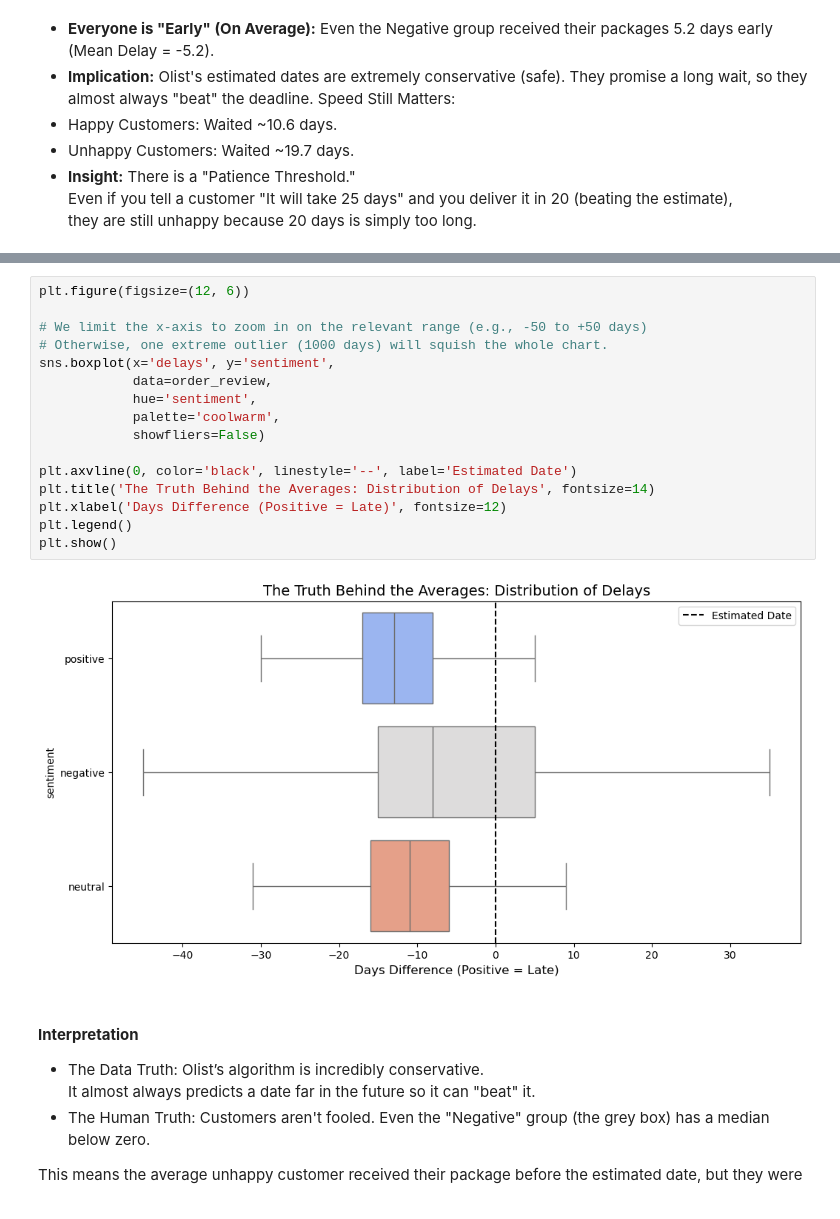
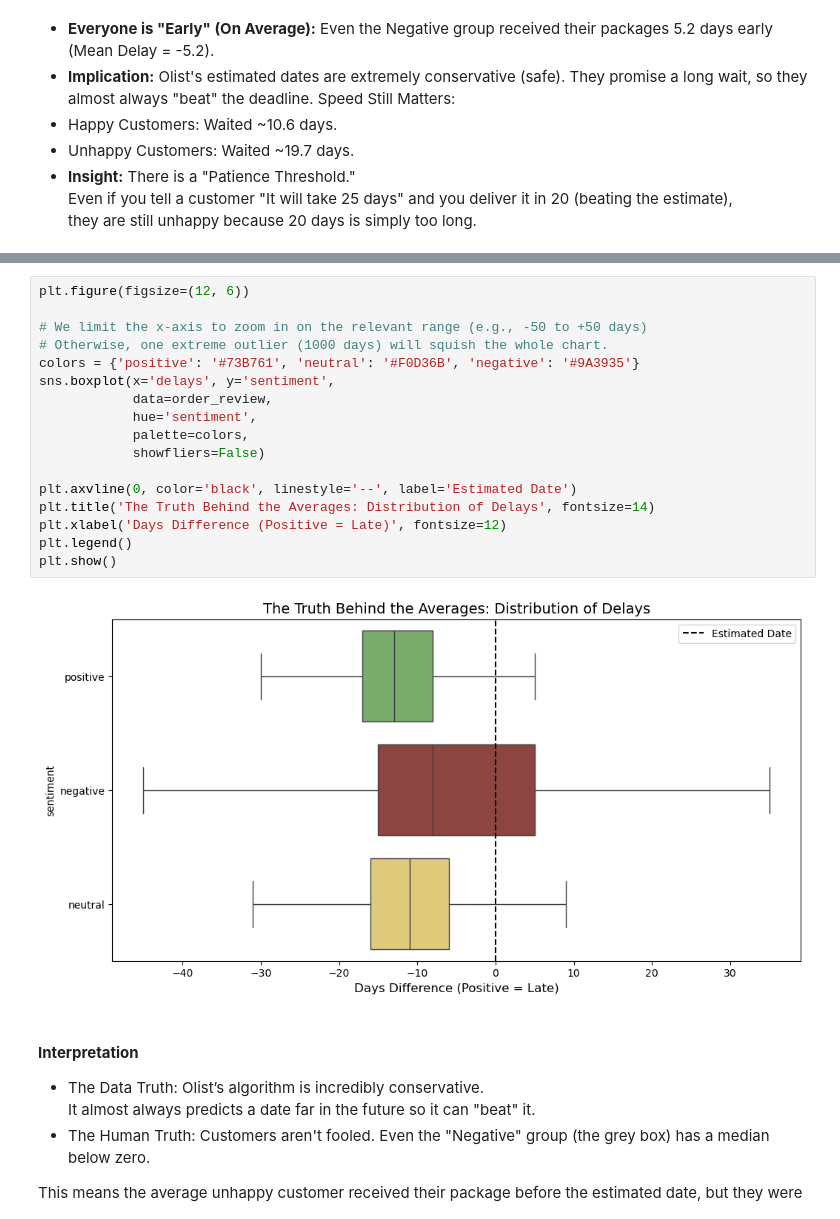
Before and after one commit to annalwiz/Case_studies, a Jupyter notebook: Olist_retailer/Source/Olist.ipynb, the cells around one changed output, grey strips where cells are left out. Saved outputs shown, nothing was run; the diff lists cells and outputs as text.

```diff
--- a/Olist_retailer/Source/Olist.ipynb
+++ b/Olist_retailer/Source/Olist.ipynb
@@ -485,21 +486,22 @@ plt.show()
 # %%
 plt.figure(figsize=(12, 6))
 
 # We limit the x-axis to zoom in on the relevant range (e.g., -50 to +50 days)
 # Otherwise, one extreme outlier (1000 days) will squish the whole chart.
+colors = {'positive': '#73B761', 'neutral': '#F0D36B', 'negative': '#9A3935'}
 sns.boxplot(x='delays', y='sentiment',
             data=order_review,
             hue='sentiment',
-            palette='coolwarm',
+            palette=colors,
             showfliers=False)
 
 plt.axvline(0, color='black', linestyle='--', label='Estimated Date')
 plt.title('The Truth Behind the Averages: Distribution of Delays', fontsize=14)
 plt.xlabel('Days Difference (Positive = Late)', fontsize=12)
 plt.legend()
 plt.show()
 # %% [output]
-[figure, old version]
+[figure, new version]
 # %% [markdown]
 #### **Interpretation**
 * The Data Truth: Olist’s algorithm is incredibly conservative.
```
Also changed, not shown: parts of 6 cells of this notebook, 7 other files.
